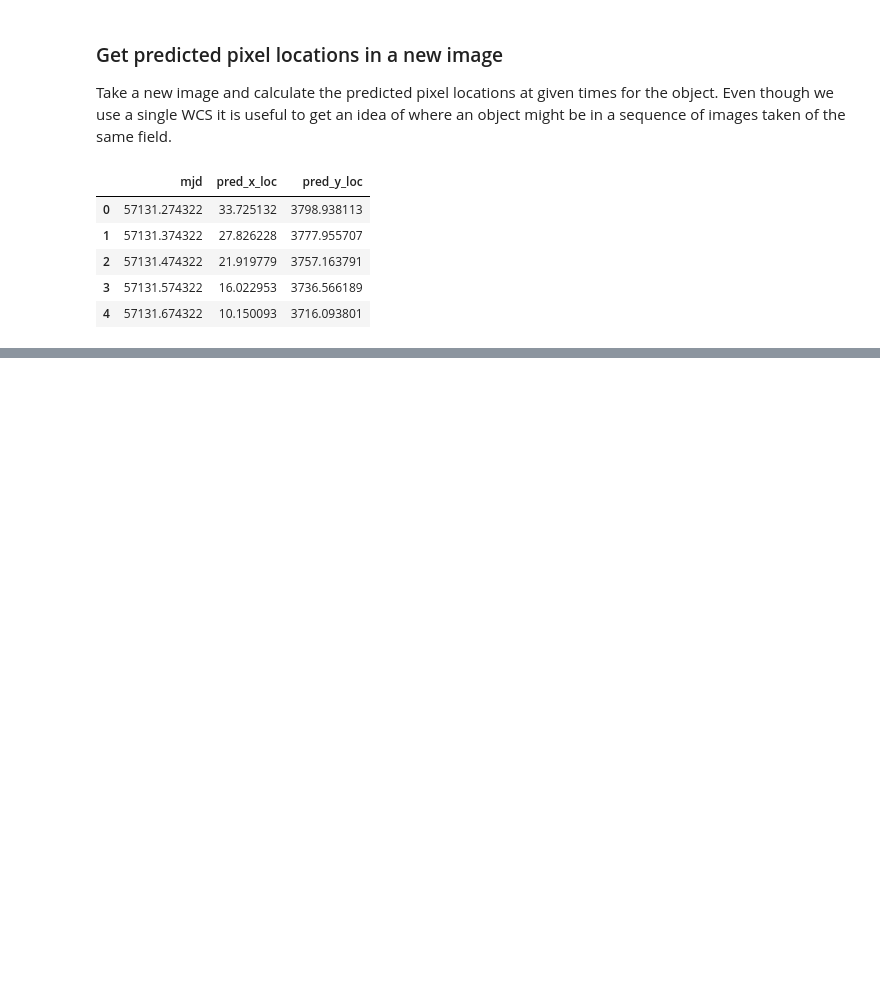
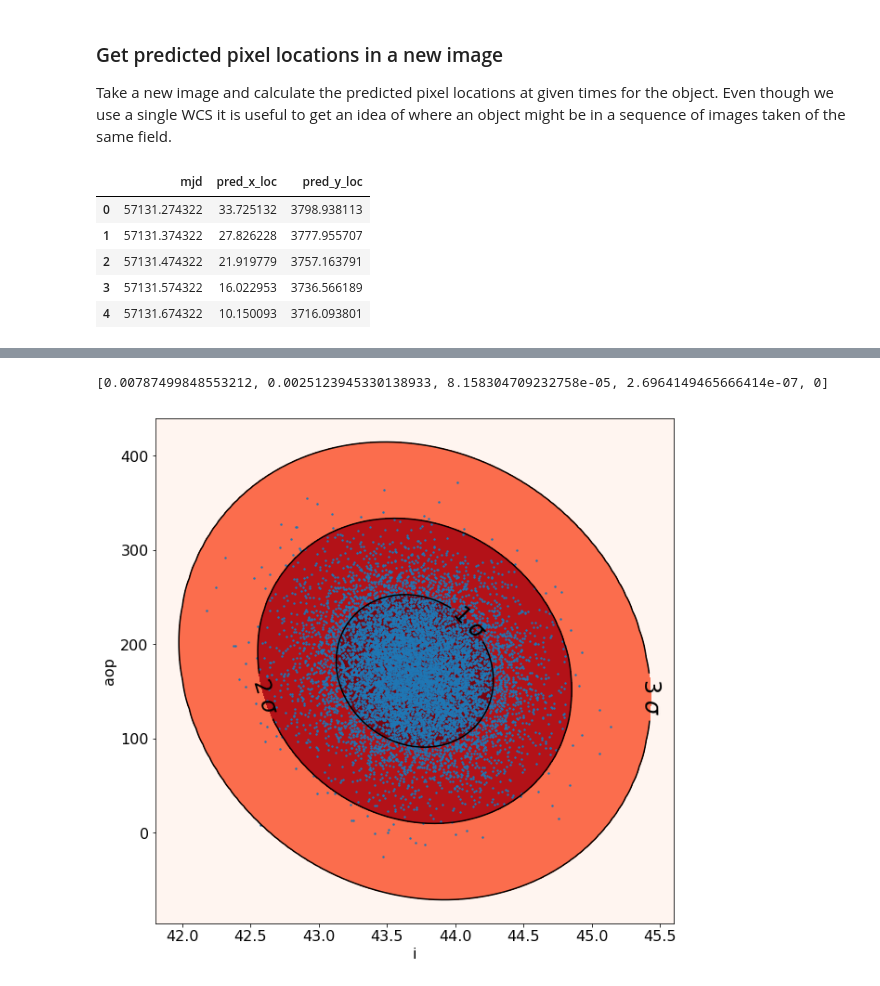
Before and after one commit to dirac-institute/kbmod, a Jupyter notebook: notebooks/orbit_fitting_demo.ipynb, the cells around one changed output, grey strips where cells are left out. Saved outputs shown, nothing was run; the diff lists cells and outputs as text; code cells hidden in the pictures; blank space fills up the shorter version.

Commit message:
Rearranged code inside ephem_utils. Add new plotting methods for elements.

```diff
--- a/notebooks/orbit_fitting_demo.ipynb
+++ b/notebooks/orbit_fitting_demo.ipynb
@@ -116,4 +119,6 @@ ep.format_results_mpc(file_out=None)
 ## Predict Orbital Elements
 
 Take in the file with the MPC-formatted observations and use the wrapped Bernstein and Khushalani code to get the orbital elements. If no file is specified it will look for the default `kbmod_mpc.dat` filename.
+# %%
+orbit_info = OrbitUtils('kbmod_mpc.dat')
 # %%
@@ -186,0 +209,6 @@ pixel_df.head()
+# %%
+fig = plt.figure(figsize=(10,10))
+fig = orbit_info.plot_elements_uncertainty('i', 'aop', fig)
+# %% [output]
+[0.00787499848553212, 0.0025123945330138933, 8.158304709232758e-05, 2.6964149465666414e-07, 0]
+[figure, added]
```
Also changed, not shown: parts of 14 cells of this notebook, 1 other file.
